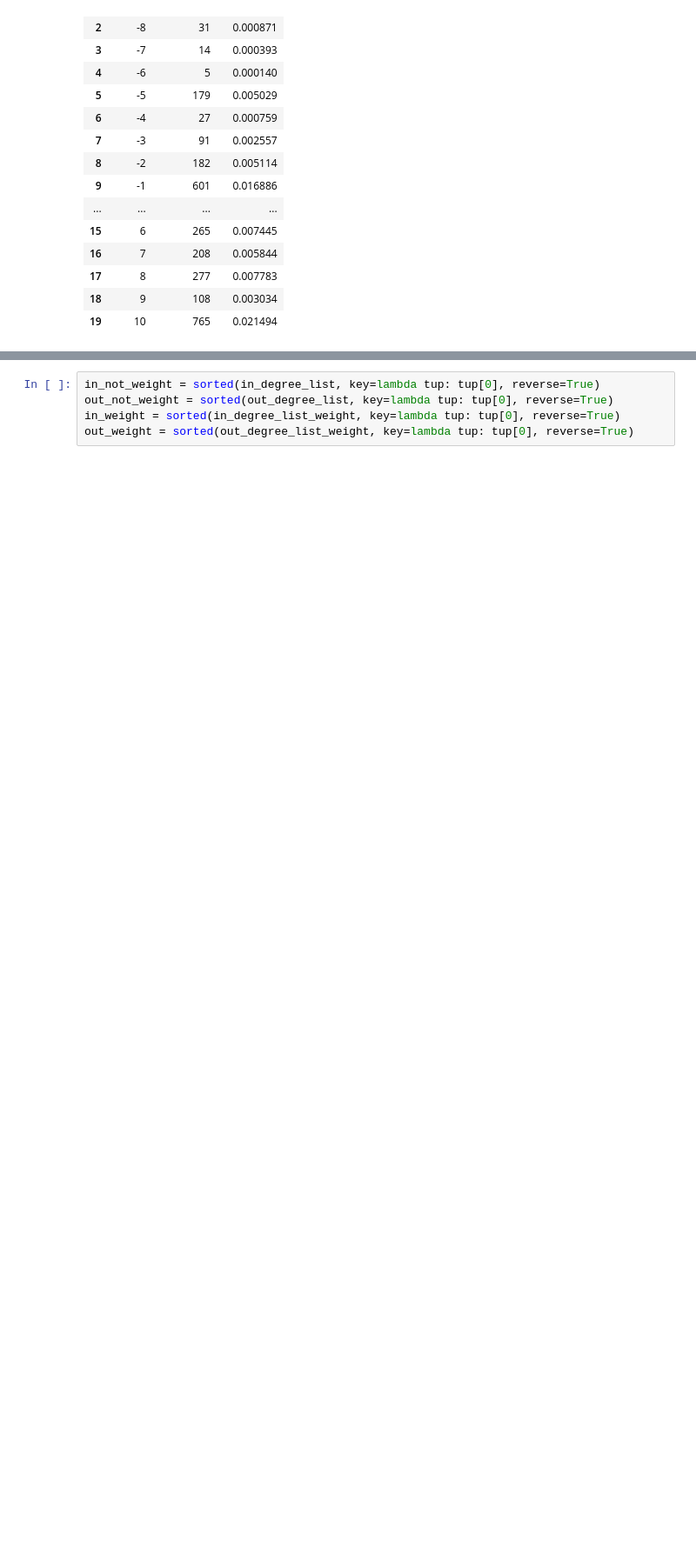
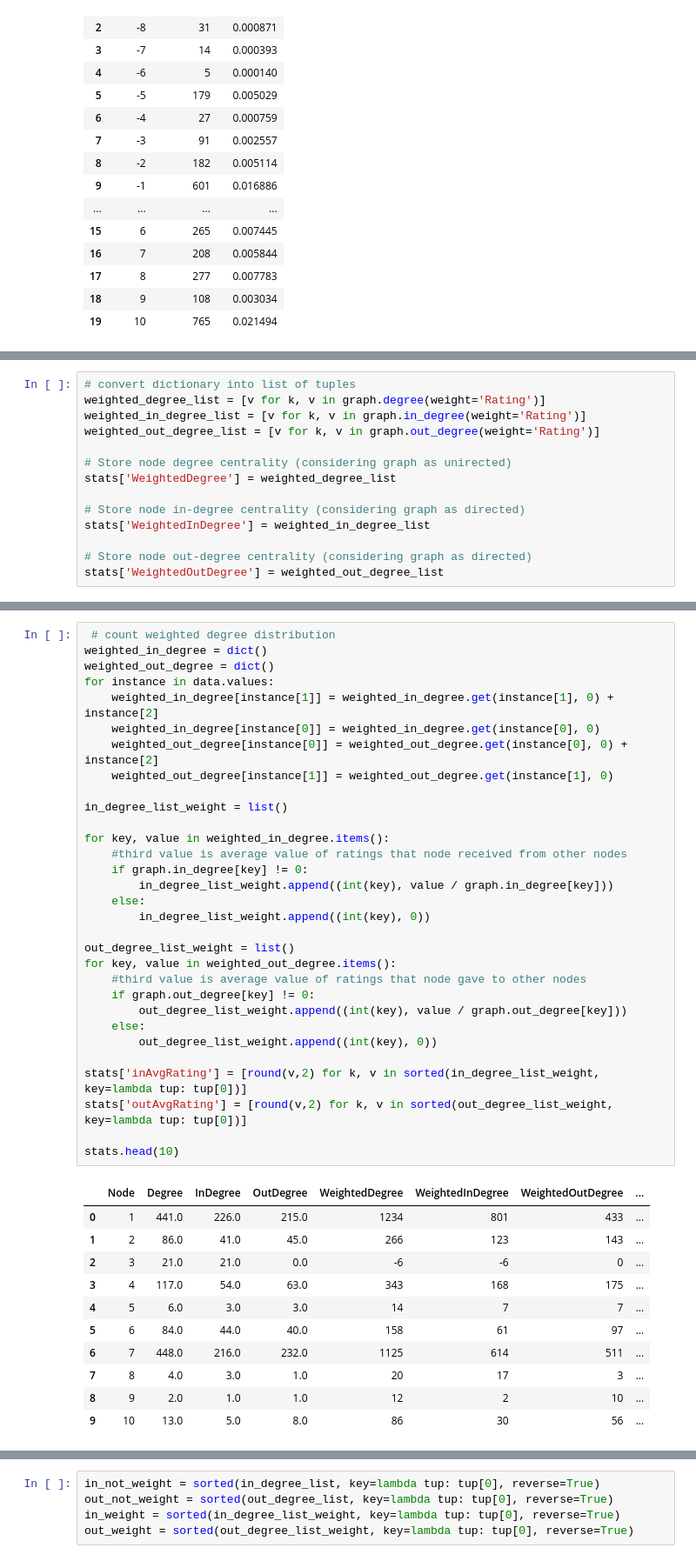
Before and after one commit to LukaszNiewinski/Network-Science, a Jupyter notebook: directed_network.ipynb, the cells around one changed output, grey strips where cells are left out. Shown at 87% size. Saved outputs shown, nothing was run; the diff lists cells and outputs as text; blank space fills up the shorter version.

```diff
--- a/directed_network.ipynb
+++ b/directed_network.ipynb
@@ -120,0 +198,14 @@ plt.show()
+# %%
+# convert dictionary into list of tuples
+weighted_degree_list = [v for k, v in graph.degree(weight='Rating')]
+weighted_in_degree_list = [v for k, v in graph.in_degree(weight='Rating')]
+weighted_out_degree_list = [v for k, v in graph.out_degree(weight='Rating')]
+
+# Store node degree centrality (considering graph as unirected)
+stats['WeightedDegree'] = weighted_degree_list
+
+# Store node in-degree centrality (considering graph as directed)
+stats['WeightedInDegree'] = weighted_in_degree_list
+
+# Store node out-degree centrality (considering graph as directed)
+stats['WeightedOutDegree'] = weighted_out_degree_list
@@ -121,2 +312,45 @@ plt.show()
+# %%
+ # count weighted degree distribution
+weighted_in_degree = dict()
+weighted_out_degree = dict()
+for instance in data.values:
+    weighted_in_degree[instance[1]] = weighted_in_degree.get(instance[1], 0) + instance[2]
+    weighted_in_degree[instance[0]] = weighted_in_degree.get(instance[0], 0)
+    weighted_out_degree[instance[0]] = weighted_out_degree.get(instance[0], 0) + instance[2]
+    weighted_out_degree[instance[1]] = weighted_out_degree.get(instance[1], 0)
+
+in_degree_list_weight = list()
+
+for key, value in weighted_in_degree.items():
+    #third value is average value of ratings that node received from other nodes
+    if graph.in_degree[key] != 0:
+        in_degree_list_weight.append((int(key), value / graph.in_degree[key]))
+    else:
+        in_degree_list_weight.append((int(key), 0))
+
+out_degree_list_weight = list()
+for key, value in weighted_out_degree.items():
+    #third value is average value of ratings that node gave to other nodes
+    if graph.out_degree[key] != 0:
+        out_degree_list_weight.append((int(key), value / graph.out_degree[key]))
+    else:
+        out_degree_list_weight.append((int(key), 0))
+
+stats['inAvgRating'] = [round(v,2) for k, v in sorted(in_degree_list_weight, key=lambda tup: tup[0])]
+stats['outAvgRating'] = [round(v,2) for k, v in sorted(out_degree_list_weight, key=lambda tup: tup[0])]
+
+stats.head(10)
+# %% [output]
+|  | Node | Degree | InDegree | OutDegree | WeightedDegree | WeightedInDegree | WeightedOutDegree | ... |
+| 0 | 1 | 441.0 | 226.0 | 215.0 | 1234 | 801 | 433 | ... |
+| 1 | 2 | 86.0 | 41.0 | 45.0 | 266 | 123 | 143 | ... |
+| 2 | 3 | 21.0 | 21.0 | 0.0 | -6 | -6 | 0 | ... |
+| 3 | 4 | 117.0 | 54.0 | 63.0 | 343 | 168 | 175 | ... |
+| 4 | 5 | 6.0 | 3.0 | 3.0 | 14 | 7 | 7 | ... |
+| 5 | 6 | 84.0 | 44.0 | 40.0 | 158 | 61 | 97 | ... |
+| 6 | 7 | 448.0 | 216.0 | 232.0 | 1125 | 614 | 511 | ... |
+| 7 | 8 | 4.0 | 3.0 | 1.0 | 20 | 17 | 3 | ... |
+| 8 | 9 | 2.0 | 1.0 | 1.0 | 12 | 2 | 10 | ... |
+| 9 | 10 | 13.0 | 5.0 | 8.0 | 86 | 30 | 56 | ... |
 # %%
 # convert dictionary into list of tuples
```
Also changed, not shown: parts of 37 cells of this notebook, 7 other files.
